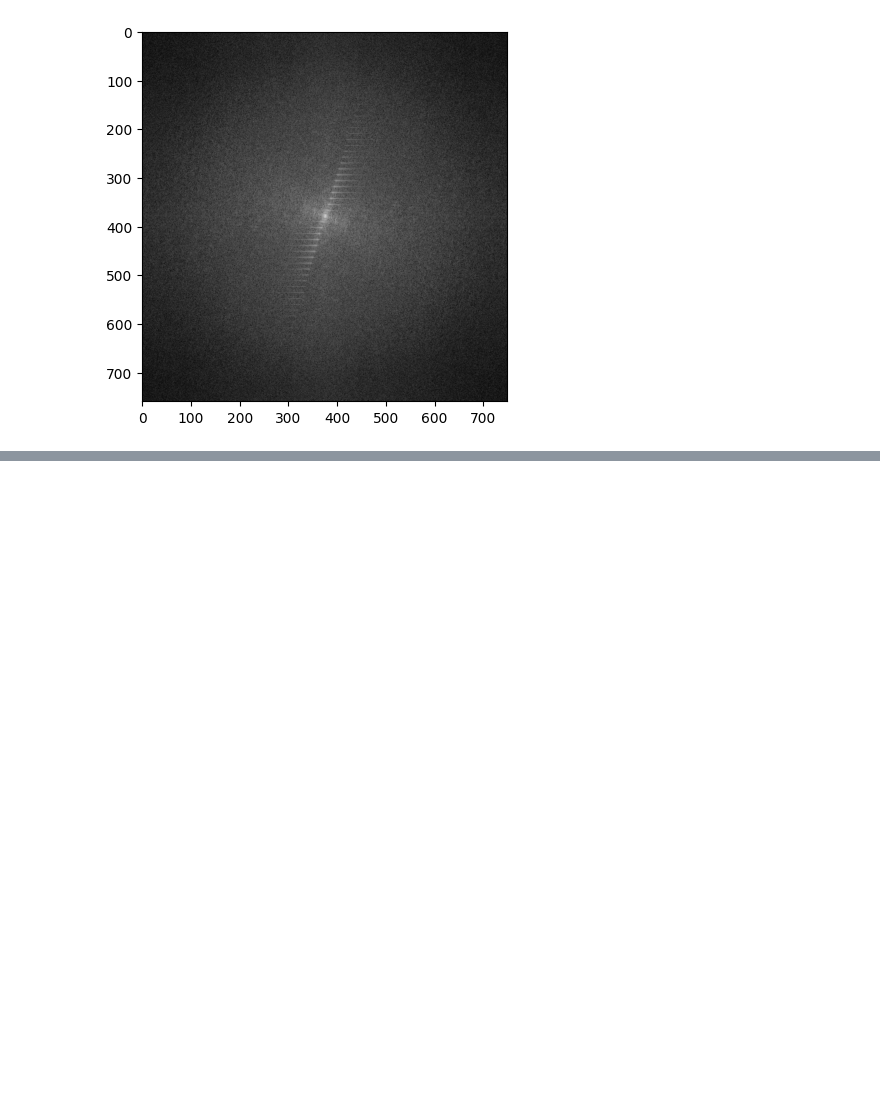
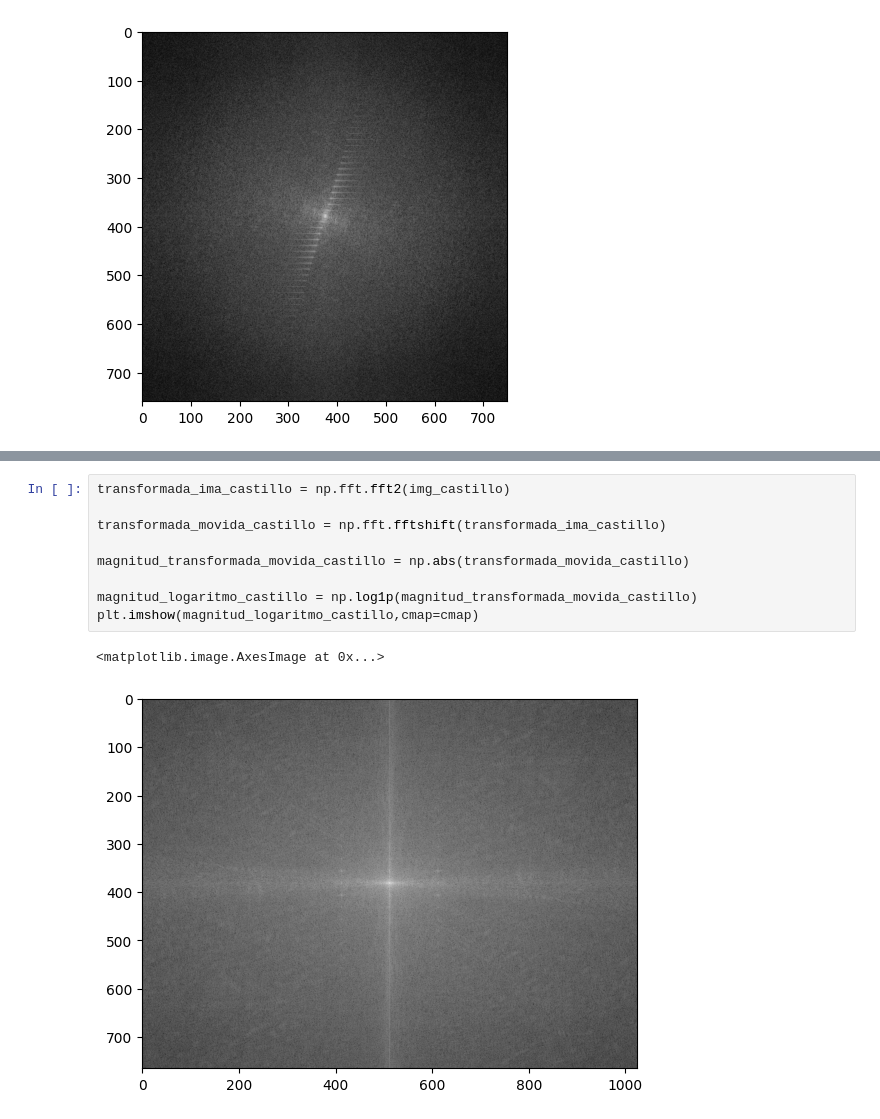
Before and after one commit to JessiDaniL/metodos2_grupo1, a Jupyter notebook: Talleres/Taller_2/Punto3b.ipynb, the cells around one changed output, grey strips where cells are left out. Drawn from its saved outputs; the diff is of its cells as text; blank space fills up the shorter version.

```diff
--- a/Talleres/Taller_2/Punto3b.ipynb
+++ b/Talleres/Taller_2/Punto3b.ipynb
@@ -185,0 +89,12 @@ False
+# %%
+transformada_ima_castillo = np.fft.fft2(img_castillo)
+
+transformada_movida_castillo = np.fft.fftshift(transformada_ima_castillo)
+
+magnitud_transformada_movida_castillo = np.abs(transformada_movida_castillo)
+
+magnitud_logaritmo_castillo = np.log1p(magnitud_transformada_movida_castillo)
+plt.imshow(magnitud_logaritmo_castillo,cmap=cmap)
+# %% [output]
+<matplotlib.image.AxesImage at 0x...>
+[figure, added]
```
Also changed, not shown: parts of 17 cells of this notebook.
